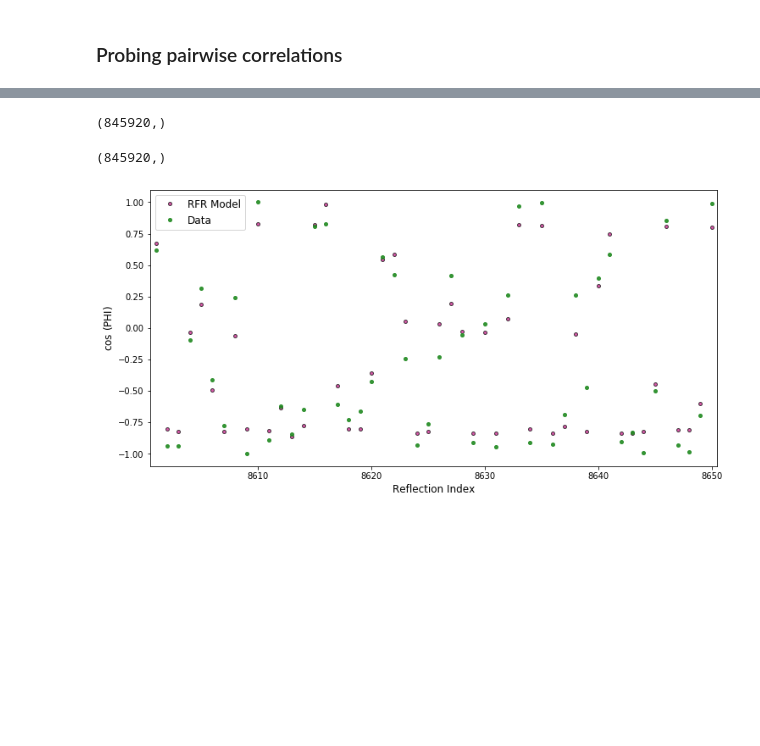
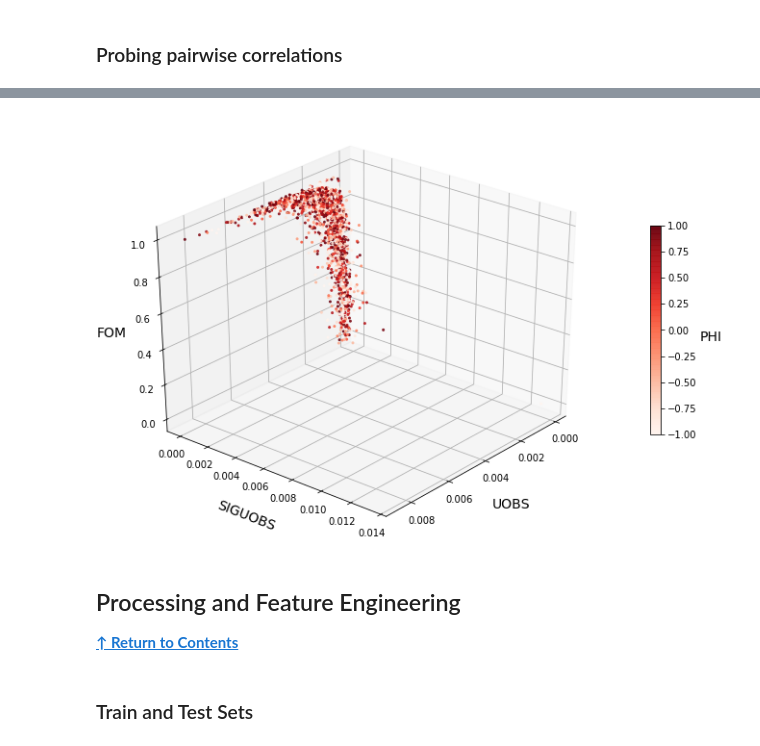
Before and after one commit to mpotto/cp, a Jupyter notebook: dev/base.ipynb, the cells around one changed output, grey strips where cells are left out. Cells and saved outputs as stored; diff of their text form; code cells hidden in the pictures; blank space fills up the shorter version.

```diff
--- a/dev/base.ipynb
+++ b/dev/base.ipynb
@@ -142,4 +172,4 @@ from mpl_toolkits.mplot3d import Axes3D
 # %%
-sampling_rate = 50
+sampling_rate = 200
 # %%
 norm = plt.Normalize(vmin=-1, vmax=1)
@@ -265,8 +175,0 @@ cv_rfr = cross_val_predict(rfr, scaled, labels.values, cv=2, verbose=5)
-# %%
-cv_rfr.shape
-# %% [output]
-(845920,)
-# %%
-labels.shape
-# %% [output]
-(845920,)
@@ -275,11 +176,21 @@ a = list(range(labels.shape[0]))
-# %%
-fig = plt.figure(figsize=(12,6))
-plt.plot(a[::], cv_rfr[::], 'o', markersize=4, alpha=0.7, color='k', mfc='mediumvioletred', label='RFR Model')
-plt.plot(a[::], labels[::], 'o', markersize=4, alpha=0.9, color='forestgreen', label='Data')
-plt.xlim(8600.5, 8650.5)
-plt.xlabel('Reflection Index', fontsize=12)
-plt.ylabel(r'$\cos$ (PHI)', fontsize=12)
-plt.legend(fontsize=12)
-plt.show()
-# %% [output]
-[figure, removed]
+# %%
+mask = np.logical_and(ms_df_vis['RESOL'][::sampling_rate] < 4, (ms_df_vis['UOBS'][::sampling_rate] < 0.015))
+# %%
+fig = plt.figure(figsize=(12,8))
+ax = fig.gca(projection='3d')
+sc = ax.scatter(ms_df_vis['UOBS'][::sampling_rate][mask], ms_df_vis['SIGUOBS'][::sampling_rate][mask],
+                ms_df_vis['FOM'][::sampling_rate][mask],
+                'o',  c=ms_df_vis['COSPHI'][::sampling_rate][mask],
+                norm=norm, cmap=plt.cm.Reds,  s=4 , alpha=0.8)
+ax.set_xlabel('UOBS', labelpad=15, fontsize=14)
+ax.set_ylabel('SIGUOBS',labelpad=15, fontsize=14)
+ax.set_zlabel('FOM', labelpad=10, fontsize=14)
+cbar = plt.colorbar(sc, ax=ax, shrink=0.5, label='PHI')
+cbar.set_label(label='PHI', fontsize=14, labelpad=14, rotation='horizontal')
+ax.view_init(30, 40)
+plt.show()
+# %% [output]
+[figure, added]
+# %% [markdown]
+## Processing and Feature Engineering
+**[&uarr; Return to Contents](#Contents)**
@@ -285,0 +199,2 @@ plt.show()
+# %% [markdown]
+### Train and Test Sets
```
Also changed, not shown: parts of 168 cells of this notebook, 1 other file.
